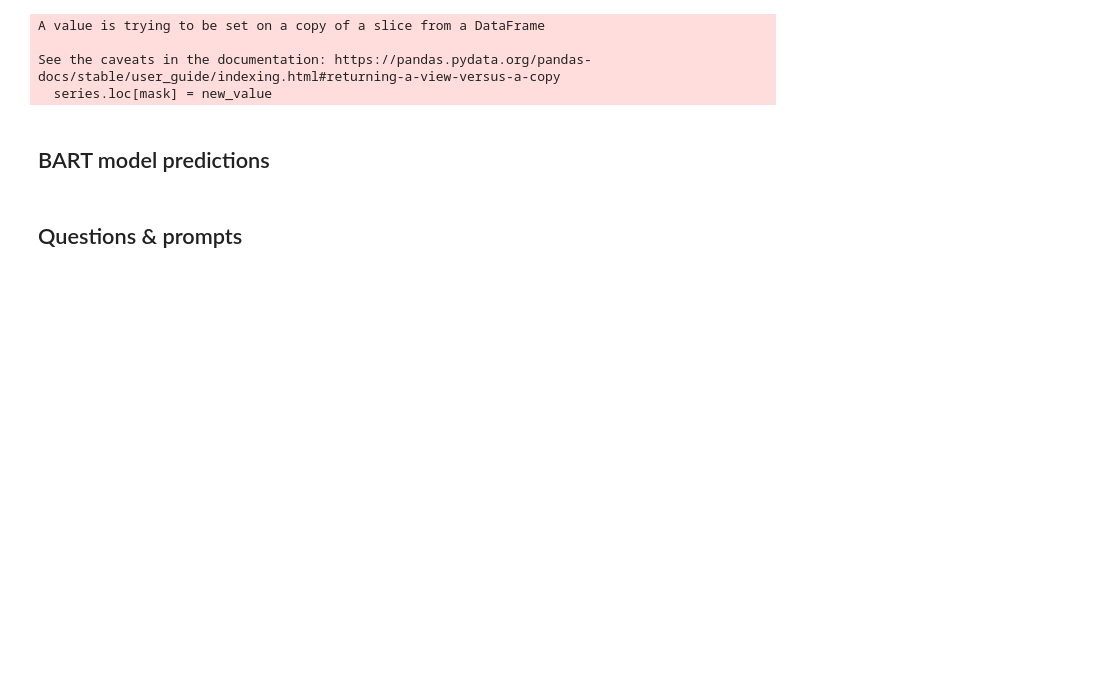
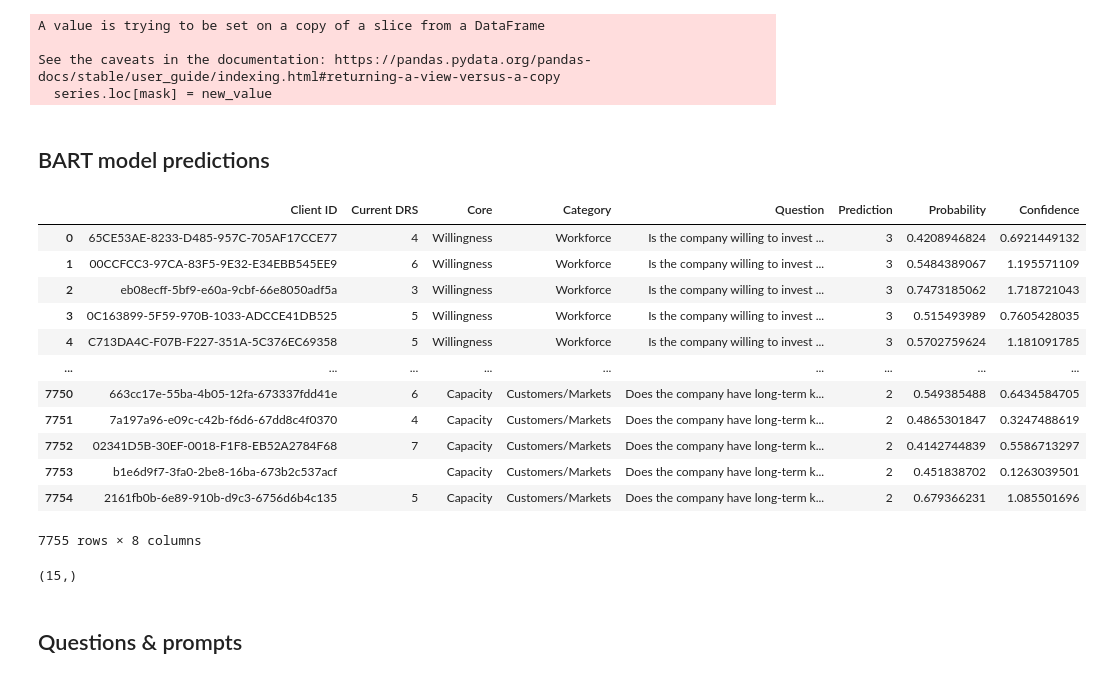
Before and after one commit to roughhawkbit/digi-inno-road-prod, a Jupyter notebook: analysis/Analyse_BART_zero_shot_results.ipynb, the cells around one changed output. Saved outputs shown, nothing was run; the diff lists cells and outputs as text; code cells hidden in the pictures; blank space fills up the shorter version.

```diff
--- a/analysis/Analyse_BART_zero_shot_results.ipynb
+++ b/analysis/Analyse_BART_zero_shot_results.ipynb
@@ -58,9 +60,28 @@ See the caveats in the documentation: https://pandas.pydata.org/pandas-docs/stab
 # %%
 all_results_df = get_sheet_dfs(
     sheet_id="1_ycDOfNq7khbzgdgF80qhHWmWpHC_9TGIwdDkkAvfvY",
-    ranges={"Results": "Sheet1!A1:H3301"}
+    # ranges={"Results": "Sheet1!A1:H3301"}
+    ranges={"Results": "Sheet1!A1:H7756"}
   )['Results']
-# all_results_df
+all_results_df
+# %% [output]
+|  | Client ID | Current DRS | Core | Category | Question | Prediction | Probability | Confidence |
+| 0 | 65CE53AE-8233-D485-957C-705AF17CCE77 | 4 | Willingness | Workforce | Is the company willing to invest ... | 3 | 0.4208946824 | 0.6921449132 |
+| 1 | 00CCFCC3-97CA-83F5-9E32-E34EBB545EE9 | 6 | Willingness | Workforce | Is the company willing to invest ... | 3 | 0.5484389067 | 1.195571109 |
+| 2 | eb08ecff-5bf9-e60a-9cbf-66e8050adf5a | 3 | Willingness | Workforce | Is the company willing to invest ... | 3 | 0.7473185062 | 1.718721043 |
+| 3 | 0C163899-5F59-970B-1033-ADCCE41DB525 | 5 | Willingness | Workforce | Is the company willing to invest ... | 3 | 0.515493989 | 0.7605428035 |
+| 4 | C713DA4C-F07B-F227-351A-5C376EC69358 | 5 | Willingness | Workforce | Is the company willing to invest ... | 3 | 0.5702759624 | 1.181091785 |
+| ... | ... | ... | ... | ... | ... | ... | ... | ... |
+| 7750 | 663cc17e-55ba-4b05-12fa-673337fdd41e | 6 | Capacity | Customers/Markets | Does the company have long-term k... | 2 | 0.549385488 | 0.6434584705 |
+| 7751 | 7a197a96-e09c-c42b-f6d6-67dd8c4f0370 | 4 | Capacity | Customers/Markets | Does the company have long-term k... | 2 | 0.4865301847 | 0.3247488619 |
+| 7752 | 02341D5B-30EF-0018-F1F8-EB52A2784F68 | 7 | Capacity | Customers/Markets | Does the company have long-term k... | 2 | 0.4142744839 | 0.5586713297 |
+| 7753 | b1e6d9f7-3fa0-2be8-16ba-673b2c537acf |  | Capacity | Customers/Markets | Does the company have long-term k... | 2 | 0.451838702 | 0.1263039501 |
+| 7754 | 2161fb0b-6e89-910b-d9c3-6756d6b4c135 | 5 | Capacity | Customers/Markets | Does the company have long-term k... | 2 | 0.679366231 | 1.085501696 |
+7755 rows × 8 columns
+# %%
+all_results_df['Question'].unique().shape
+# %% [output]
+(15,)
 # %%
 col_types = {
     'Client ID': 'str',
```
Also changed, not shown: parts of 12 cells of this notebook.
